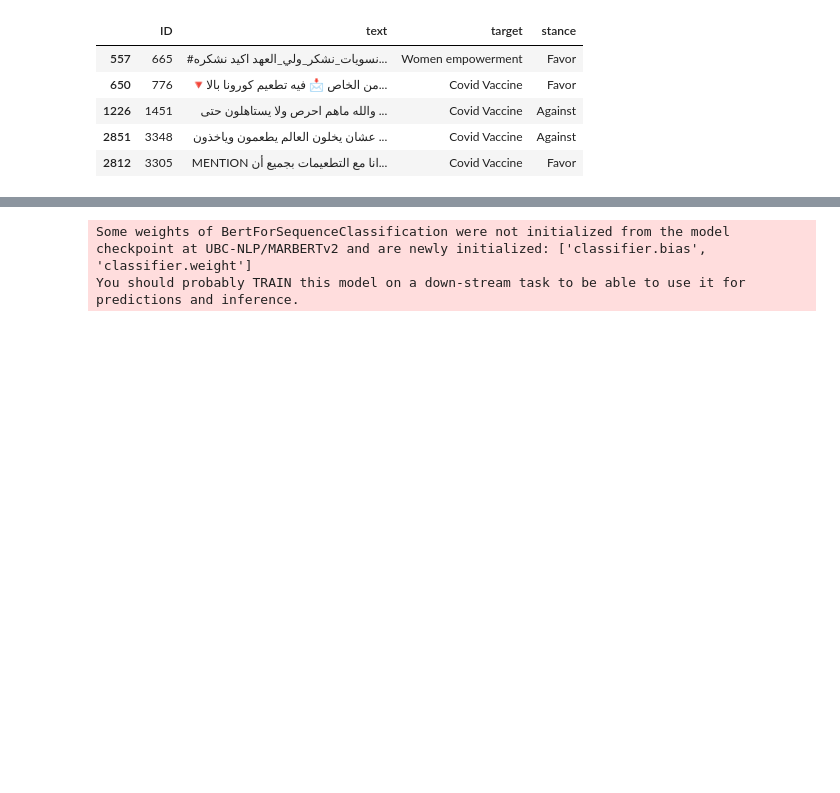
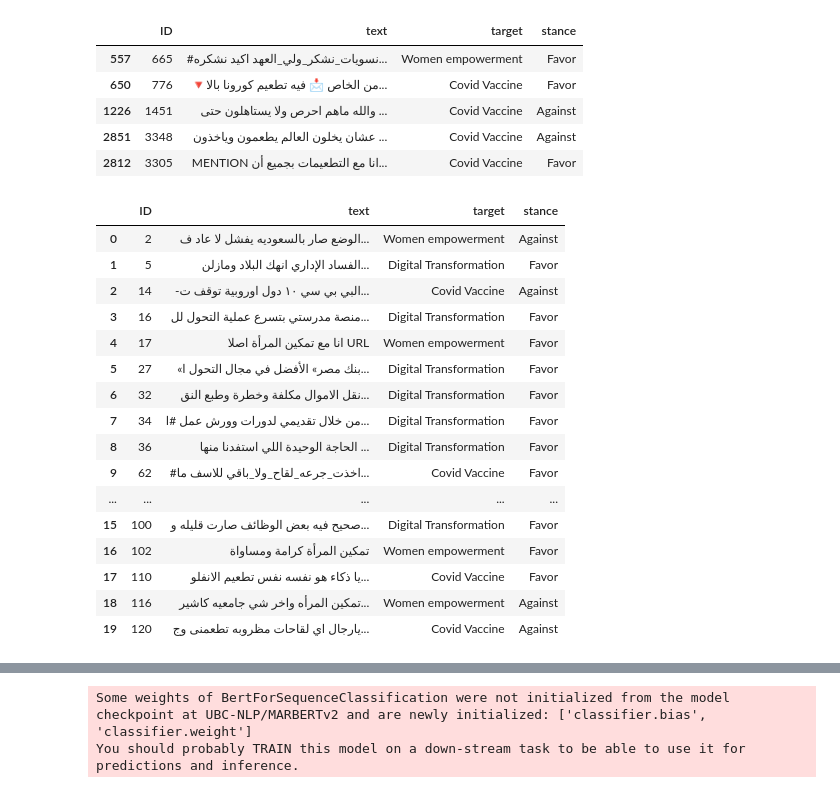
Before and after one commit to NoufAlshenaifi/Rasid-at-StanceEval2024, a Jupyter notebook: MARBERT.ipynb, the cells around one changed output, grey strips where cells are left out. Drawn from its saved outputs; the diff is of its cells as text; code cells hidden in the pictures; blank space fills up the shorter version.

```diff
--- a/MARBERT.ipynb
+++ b/MARBERT.ipynb
@@ -115,3 +96,5 @@ test = val
+# %%
+test = pd.read_csv("V2Mawqif_AllTargets_Test.csv")
 # %%
 train.head()
 # %% [output]
@@ -121,4 +104,24 @@ train.head()
 | 1226 | 1451 | والله ماهم احرص ولا يستاهلون حتى ... | Covid Vaccine | Against |
 | 2851 | 3348 | عشان يخلون العالم يطعمون وياخذون ... | Covid Vaccine | Against |
 | 2812 | 3305 | MENTION انا مع التطعيمات بجميع أن... | Covid Vaccine | Favor |
+# %%
+test.head(20)
+# %% [output]
+|  | ID | text | target | stance |
+| 0 | 2 | الوضع صار بالسعوديه يفشل لا عاد ف... | Women empowerment | Against |
+| 1 | 5 | الفساد الإداري انهك البلاد ومازلن... | Digital Transformation | Favor |
+| 2 | 14 | -البي بي سي ١٠ دول اوروبية توقف ت... | Covid Vaccine | Against |
+| 3 | 16 | منصة مدرستي بتسرع عملية التحول لل... | Digital Transformation | Favor |
+| 4 | 17 | انا مع تمكين المرأة اصلا URL | Women empowerment | Favor |
+| 5 | 27 | «بنك مصر» الأفضل في مجال التحول ا... | Digital Transformation | Favor |
+| 6 | 32 | نقل الاموال مكلفة وخطرة وطبع النق... | Digital Transformation | Favor |
+| 7 | 34 | من خلال تقديمي لدورات وورش عمل #ا... | Digital Transformation | Favor |
+| 8 | 36 | الحاجة الوحيدة اللي استفدنا منها ... | Digital Transformation | Favor |
+| 9 | 62 | #اخذت_جرعه_لقاح_ولا_باقي للاسف ما... | Covid Vaccine | Favor |
+| ... | ... | ... | ... | ... |
+| 15 | 100 | صحيح فيه بعض الوظائف صارت قليله و... | Digital Transformation | Favor |
+| 16 | 102 | تمكين المرأة كرامة ومساواة | Women empowerment | Favor |
+| 17 | 110 | يا ذكاء هو نفسه نفس تطعيم الانفلو... | Covid Vaccine | Favor |
+| 18 | 116 | تمكين المرأه واخر شي جامعيه كاشير... | Women empowerment | Against |
+| 19 | 120 | يارجال اي لقاحات مظروبه تطعمنى وج... | Covid Vaccine | Against |
 # %%
```
Also changed, not shown: parts of 49 cells of this notebook.
